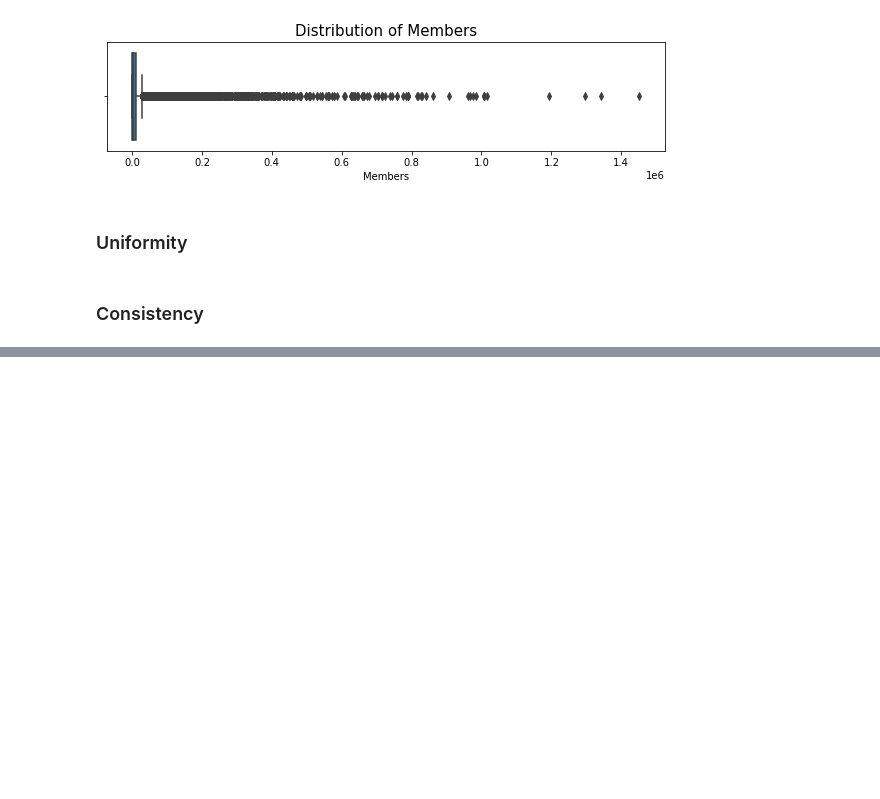
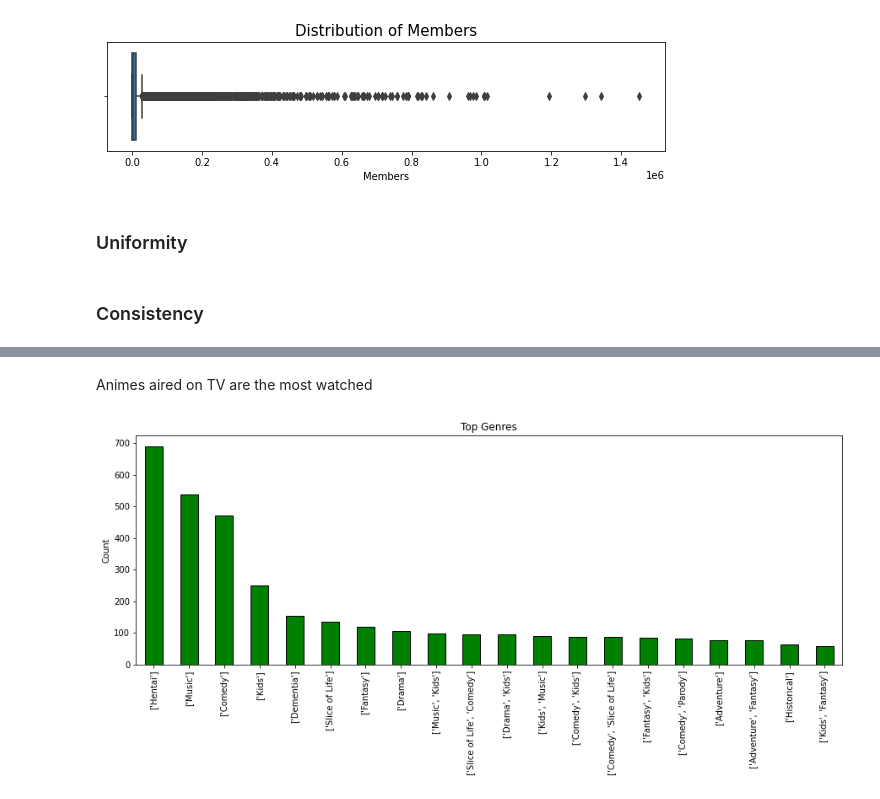
Before and after one commit to felix-n12/Movie-Recommendation-System, a Jupyter notebook: Recommendation System.ipynb, the cells around one changed output, grey strips where cells are left out. Cells and saved outputs as stored; diff of their text form; code cells hidden in the pictures; blank space fills up the shorter version.

```diff
--- a/Recommendation System.ipynb
+++ b/Recommendation System.ipynb
@@ -305,0 +441,6 @@ except:
+# %% [markdown]
+Animes aired on TV are the most watched
+# %%
+plot_data(df,"Genre",'Top Genres')
+# %% [output]
+[figure, added]
```
Also changed, not shown: parts of 28 cells of this notebook.
